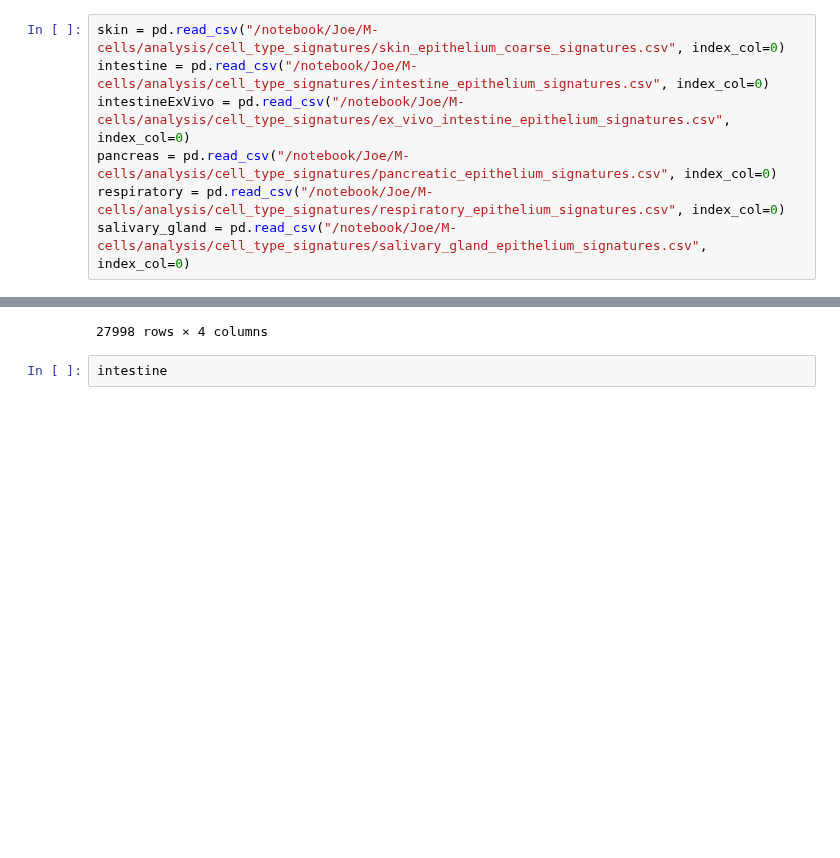
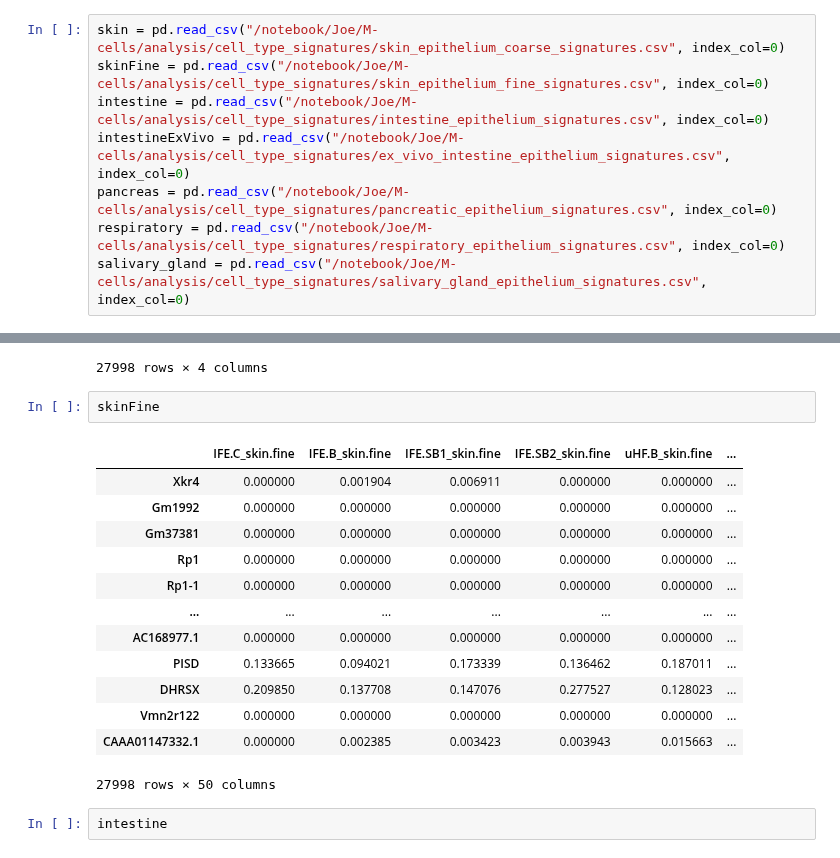
Before and after one commit to j-germino/M-cells, a Jupyter notebook: code/epithelial_signature_processing/merge_signatures.ipynb, the cells around one changed output, grey strips where cells are left out. Drawn from its saved outputs; the diff is of its cells as text; blank space fills up the shorter version.

```diff
--- a/code/epithelial_signature_processing/merge_signatures.ipynb
+++ b/code/epithelial_signature_processing/merge_signatures.ipynb
@@ -11,6 +11,7 @@ os.getcwd()
 # import individual signature files
 # %%
 skin = pd.read_csv("/notebook/Joe/M-cells/analysis/cell_type_signatures/skin_epithelium_coarse_signatures.csv", index_col=0)
+skinFine = pd.read_csv("/notebook/Joe/M-cells/analysis/cell_type_signatures/skin_epithelium_fine_signatures.csv", index_col=0)
 intestine = pd.read_csv("/notebook/Joe/M-cells/analysis/cell_type_signatures/intestine_epithelium_signatures.csv", index_col=0)
 intestineExVivo = pd.read_csv("/notebook/Joe/M-cells/analysis/cell_type_signatures/ex_vivo_intestine_epithelium_signatures.csv", index_col=0)
 pancreas = pd.read_csv("/notebook/Joe/M-cells/analysis/cell_type_signatures/pancreatic_epithelium_signatures.csv", index_col=0)
@@ -32,6 +33,22 @@ skin
 | Vmn2r122 | 0.000000 | 0.000000 | 0.000000 | 0.000000 |
 | CAAA01147332.1 | 0.005008 | 0.001039 | 0.012086 | 0.000000 |
 27998 rows × 4 columns
+# %%
+skinFine
+# %% [output]
+|  | IFE.C_skin.fine | IFE.B_skin.fine | IFE.SB1_skin.fine | IFE.SB2_skin.fine | uHF.B_skin.fine | ... |
+| Xkr4 | 0.000000 | 0.001904 | 0.006911 | 0.000000 | 0.000000 | ... |
+| Gm1992 | 0.000000 | 0.000000 | 0.000000 | 0.000000 | 0.000000 | ... |
+| Gm37381 | 0.000000 | 0.000000 | 0.000000 | 0.000000 | 0.000000 | ... |
+| Rp1 | 0.000000 | 0.000000 | 0.000000 | 0.000000 | 0.000000 | ... |
+| Rp1-1 | 0.000000 | 0.000000 | 0.000000 | 0.000000 | 0.000000 | ... |
+| ... | ... | ... | ... | ... | ... | ... |
+| AC168977.1 | 0.000000 | 0.000000 | 0.000000 | 0.000000 | 0.000000 | ... |
+| PISD | 0.133665 | 0.094021 | 0.173339 | 0.136462 | 0.187011 | ... |
+| DHRSX | 0.209850 | 0.137708 | 0.147076 | 0.277527 | 0.128023 | ... |
+| Vmn2r122 | 0.000000 | 0.000000 | 0.000000 | 0.000000 | 0.000000 | ... |
+| CAAA01147332.1 | 0.000000 | 0.002385 | 0.003423 | 0.003943 | 0.015663 | ... |
+27998 rows × 50 columns
 # %%
 intestine
 # %% [output]
```
Also changed, not shown: parts of 4 cells of this notebook, 11 other files.
